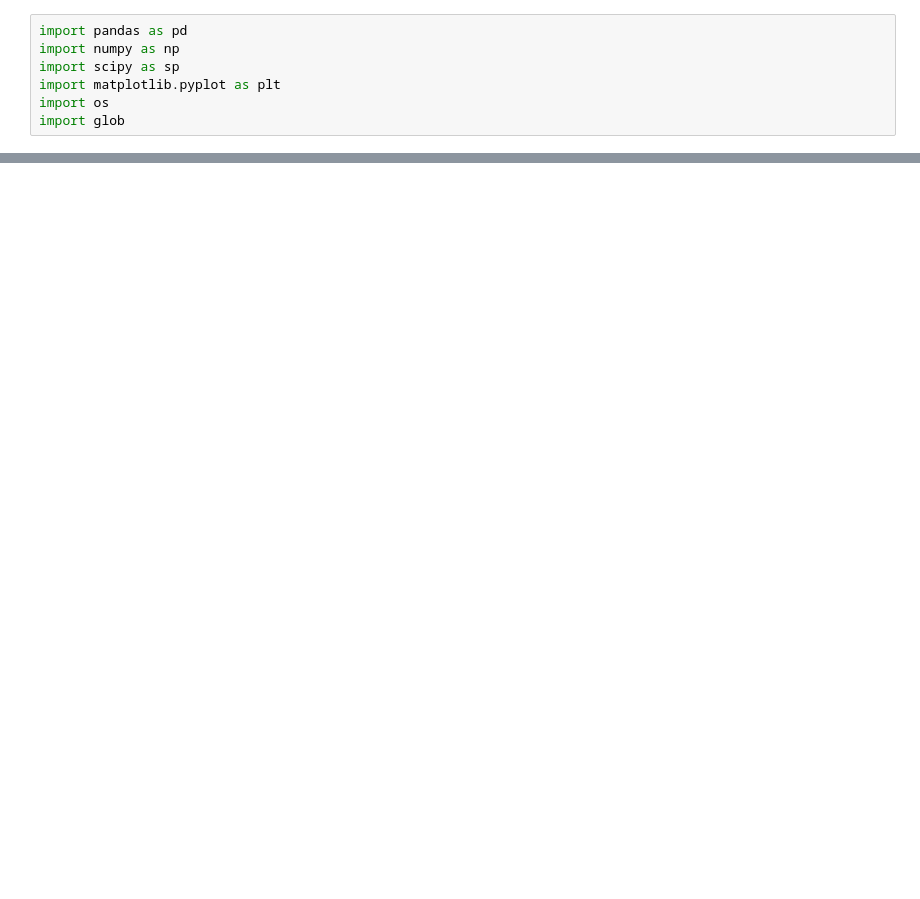
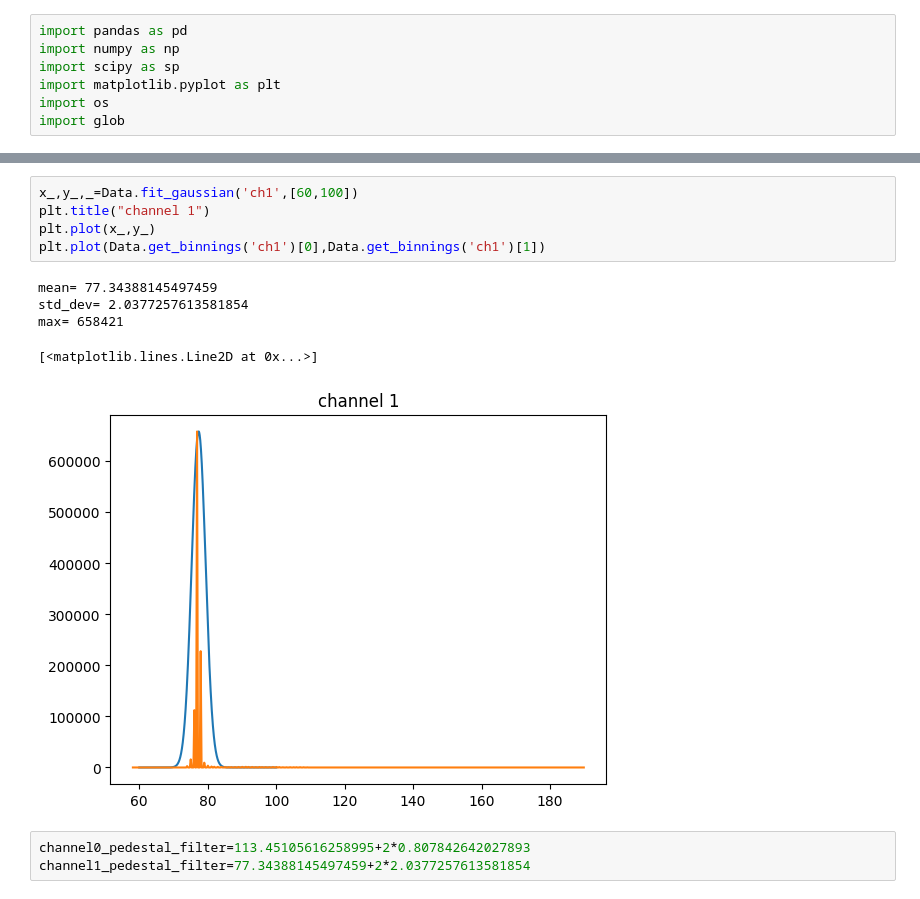
Before and after one commit to keiyinau/LabDataAnalysis, a Jupyter notebook: DataAnalysis_LAB.ipynb, the cells around one changed output, grey strips where cells are left out. Drawn from its saved outputs; the diff is of its cells as text; blank space fills up the shorter version.

```diff
--- a/DataAnalysis_LAB.ipynb
+++ b/DataAnalysis_LAB.ipynb
@@ -27,0 +76,14 @@ def plot_data(name_keywords):
+# %%
+x_,y_,_=Data.fit_gaussian('ch1',[60,100])
+plt.title("channel 1")
+plt.plot(x_,y_)
+plt.plot(Data.get_binnings('ch1')[0],Data.get_binnings('ch1')[1])
+# %% [output]
+mean= 77.34388145497459
+std_dev= 2.0377257613581854
+max= 658421
+[<matplotlib.lines.Line2D at 0x...>]
+[figure, added]
+# %%
+channel0_pedestal_filter=113.45105616258995+2*0.807842642027893
+channel1_pedestal_filter=77.34388145497459+2*2.0377257613581854
```
Also changed, not shown: parts of 25 cells of this notebook, 1 other file.
